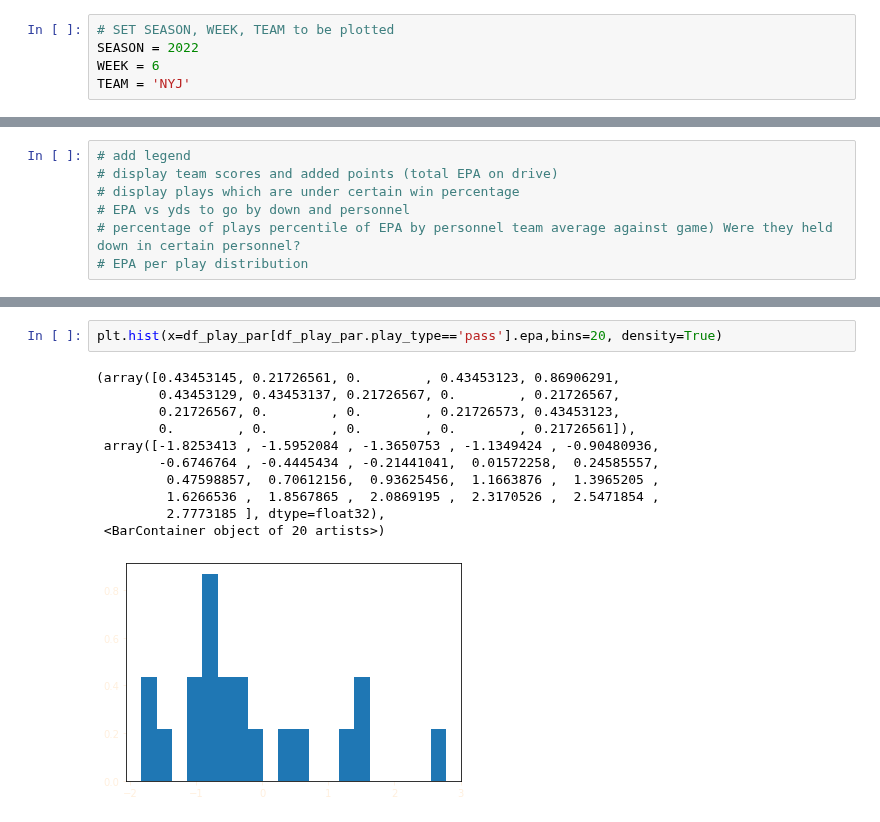
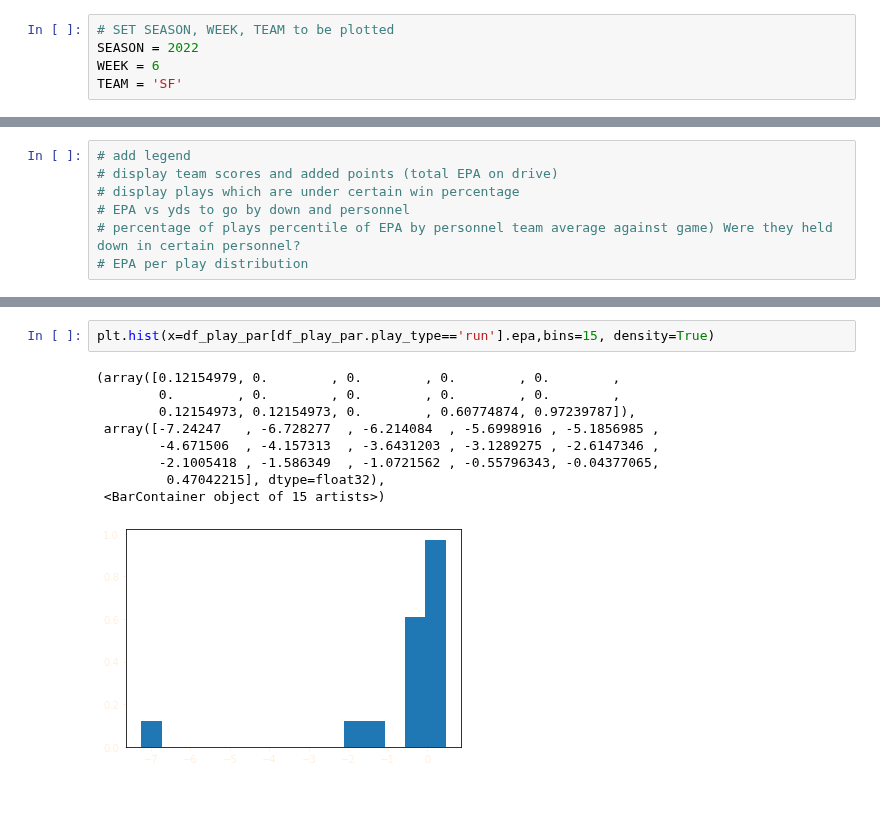
Before and after one commit to keeganheilman/nfl-charts, a Jupyter notebook: team-drive-epa.ipynb, the cells around one changed output, grey strips where cells are left out. Cells and saved outputs as stored; diff of their text form.

```diff
--- a/team-drive-epa.ipynb
+++ b/team-drive-epa.ipynb
@@ -15,7 +15,7 @@ from io import BytesIO
 # SET SEASON, WEEK, TEAM to be plotted
 SEASON = 2022
 WEEK = 6
-TEAM = 'NYJ'
+TEAM = 'SF'
 # %%
 # get team info (colors, URLS, abbr., etc.)
 df_teams_info = pd.read_csv("./data/team_logos.csv")
@@ -661,17 +704,15 @@ df_play_par['penalty_team']
 64    None
 Name: penalty_team, Length: 65, dtype: object
 # %%
-plt.hist(x=df_play_par[df_play_par.play_type=='pass'].epa,bins=20, density=True)
+plt.hist(x=df_play_par[df_play_par.play_type=='run'].epa,bins=15, density=True)
 # %% [output]
-(array([0.43453145, 0.21726561, 0.        , 0.43453123, 0.86906291,
-        0.43453129, 0.43453137, 0.21726567, 0.        , 0.21726567,
-        0.21726567, 0.        , 0.        , 0.21726573, 0.43453123,
-        0.        , 0.        , 0.        , 0.        , 0.21726561]),
- array([-1.8253413 , -1.5952084 , -1.3650753 , -1.1349424 , -0.90480936,
-        -0.6746764 , -0.4445434 , -0.21441041,  0.01572258,  0.24585557,
-         0.47598857,  0.70612156,  0.93625456,  1.1663876 ,  1.3965205 ,
-         1.6266536 ,  1.8567865 ,  2.0869195 ,  2.3170526 ,  2.5471854 ,
-         2.7773185 ], dtype=float32),
- <BarContainer object of 20 artists>)
+(array([0.12154979, 0.        , 0.        , 0.        , 0.        ,
+        0.        , 0.        , 0.        , 0.        , 0.        ,
+        0.12154973, 0.12154973, 0.        , 0.60774874, 0.97239787]),
+ array([-7.24247   , -6.728277  , -6.214084  , -5.6998916 , -5.1856985 ,
+        -4.671506  , -4.157313  , -3.6431203 , -3.1289275 , -2.6147346 ,
+        -2.1005418 , -1.586349  , -1.0721562 , -0.55796343, -0.04377065,
+         0.47042215], dtype=float32),
+ <BarContainer object of 15 artists>)
-[figure, old version]
+[figure, new version]
 # %%
```
Also changed, not shown: parts of 7 cells of this notebook.
